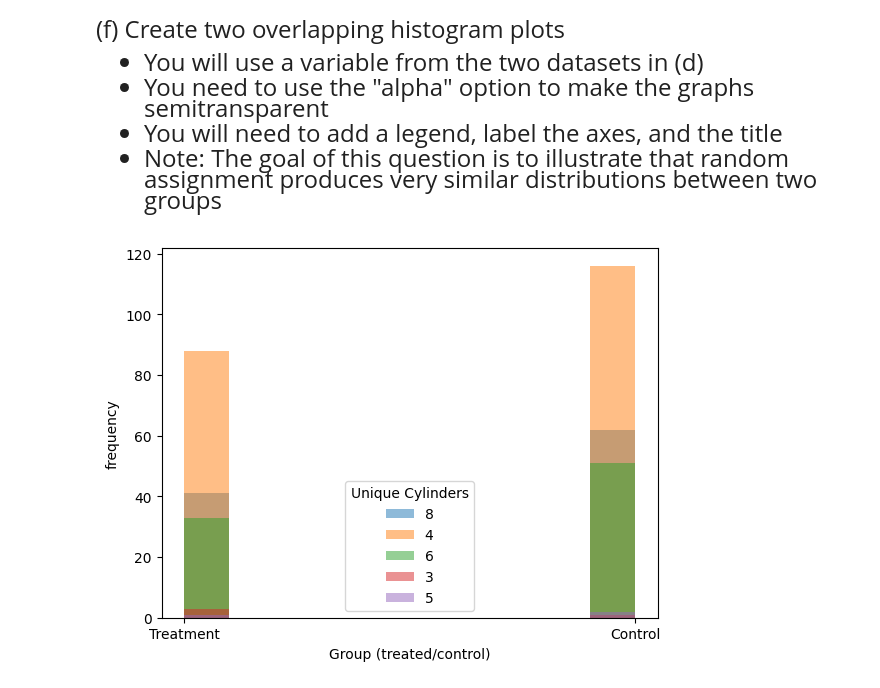
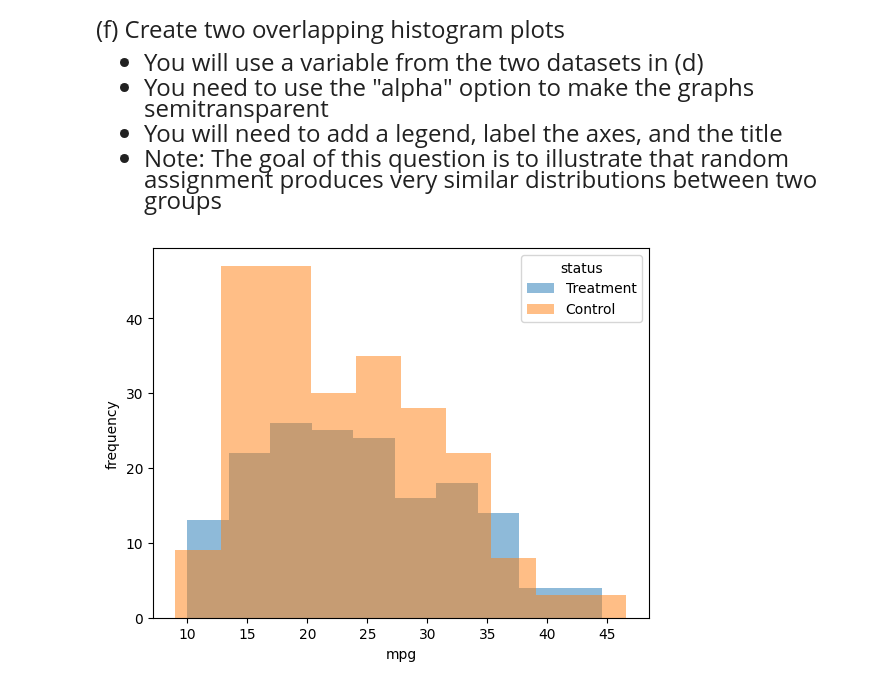
Before and after one commit to aanya-v/emoryqtm151, a Jupyter notebook: Lecture 12/Lecture 12 (Personal Notes).ipynb, the cells around one changed output. Drawn from its saved outputs; the diff is of its cells as text; code cells hidden in the pictures.

```diff
--- a/Lecture 12/Lecture 12 (Personal Notes).ipynb
+++ b/Lecture 12/Lecture 12 (Personal Notes).ipynb
@@ -303,16 +294,16 @@ Name: mpg, Length: 398, dtype: float64
 - Note: The goal of this question is to illustrate that random <br>
 assignment produces very similar distributions between two groups
 # %%
-list_unique_cyl = pd.unique(carfeatures["cylinders"])
+list_statuses = pd.unique(carfeatures["status"])
 
-for category in list_unique_cyl:
-    temp_df   = carfeatures.query("cylinders == @category")
-    plt.hist(x = temp_df["status"], alpha = 0.5)
+for category in list_statuses:
+    temp_df   = carfeatures.query("status == @category")
+    plt.hist(x = temp_df["mpg"], alpha = 0.5)
 
-plt.xlabel("Group (treated/control)")
+plt.xlabel("mpg")
 plt.ylabel("frequency")
-plt.legend(labels = list_unique_cyl,
-           title  = "Unique Cylinders")
+plt.legend(labels = list_statuses,
+           title  = "status")
 plt.show()
 # %% [output]
-[figure, old version]
+[figure, new version]
```
Also changed, not shown: parts of 1 cell of this notebook, 4 other files.
